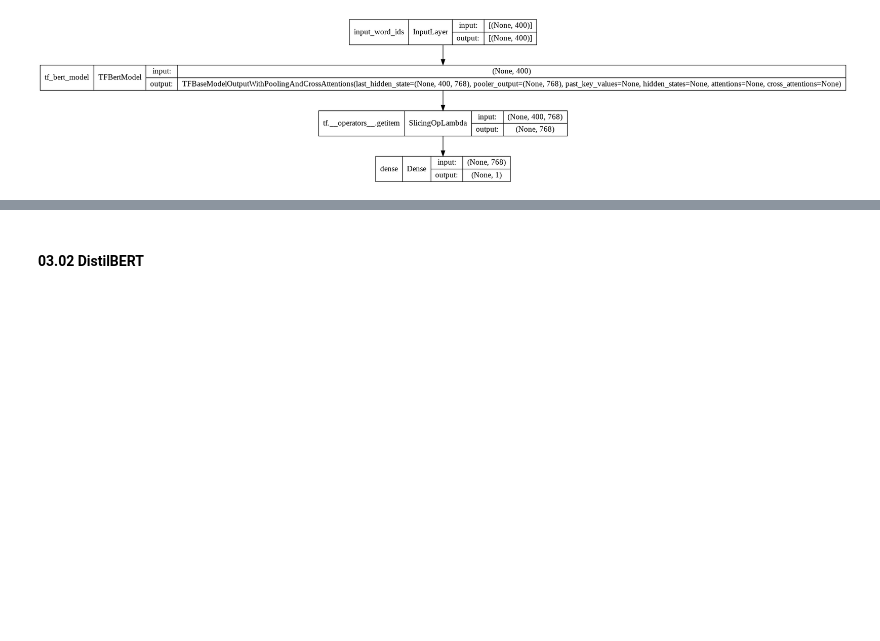
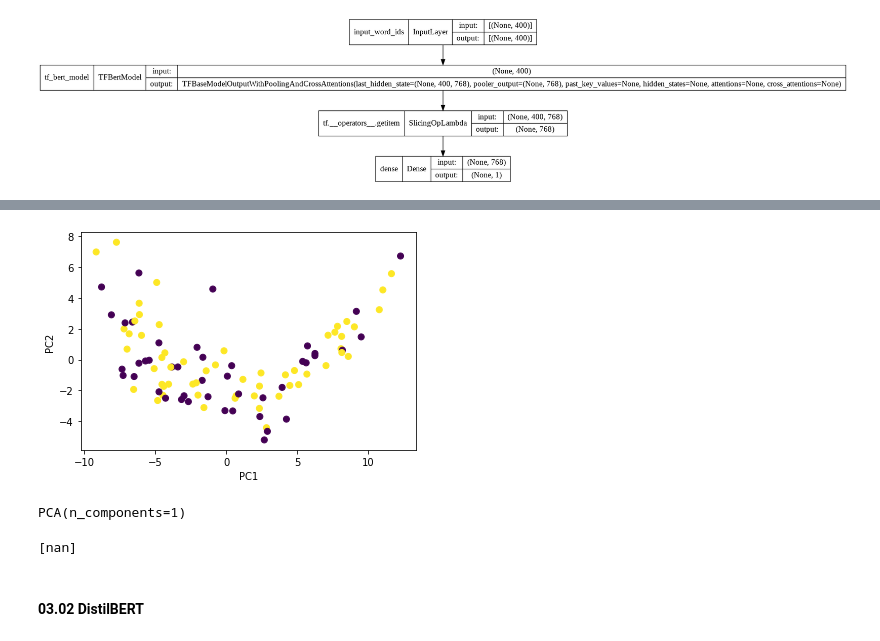
Before and after one commit to subhabrata-ghosh-1988/Transformers, a Jupyter notebook: Transformers_Ensemble.ipynb, the cells around one changed output, grey strips where cells are left out. Cells and saved outputs as stored; diff of their text form; code cells hidden in the pictures; blank space fills up the shorter version.

```diff
--- a/Transformers_Ensemble.ipynb
+++ b/Transformers_Ensemble.ipynb
@@ -272,0 +270,11 @@ bm_bert_layer['pooler_output']
+# %%
+import tensorflow as tf
+from tensorflow.keras import backend as K
+
+##gpu= tf.config.list_physical_devices("GPU")
+##tf.config.experimental.set_memory_growth(gpu, True)
+
+layerIndex = 2
+func = K.function([loaded_model_bert.get_layer(index=0).input], loaded_model_bert.get_layer(index=layerIndex).output)
+layerOutput = func([x_test_t])  # input_data is a numpy array
+print(layerOutput)
@@ -272,0 +295,4 @@ bm_bert_layer['pooler_output']
+# %%
+from sklearn.decomposition import PCA
+pca = PCA(n_components=2)
+pca.fit(layerOutput)
@@ -272,0 +312,2 @@ bm_bert_layer['pooler_output']
+# %%
+X_pca_output = pca.transform(layerOutput)
@@ -273,3 +349,20 @@ bm_bert_layer['pooler_output']
+# %%
+plt.scatter(X_pca_output[:,0], X_pca_output[:,1], c = y_test[:100])
+plt.xlabel('PC1')
+plt.ylabel('PC2')
+plt.show()
+# %% [output]
+[figure, added]
+# %%
+from sklearn.decomposition import PCA
+pca = PCA(n_components=1)
+pca.fit(layerOutput)
+# %% [output]
+PCA(n_components=1)
+# %%
+print(pca.explained_variance_ratio_)
+# %% [output]
+[nan]
 # %% [markdown]
 #### 03.02 DistilBERT
 # %%
```
Also changed, not shown: parts of 21 cells of this notebook.
